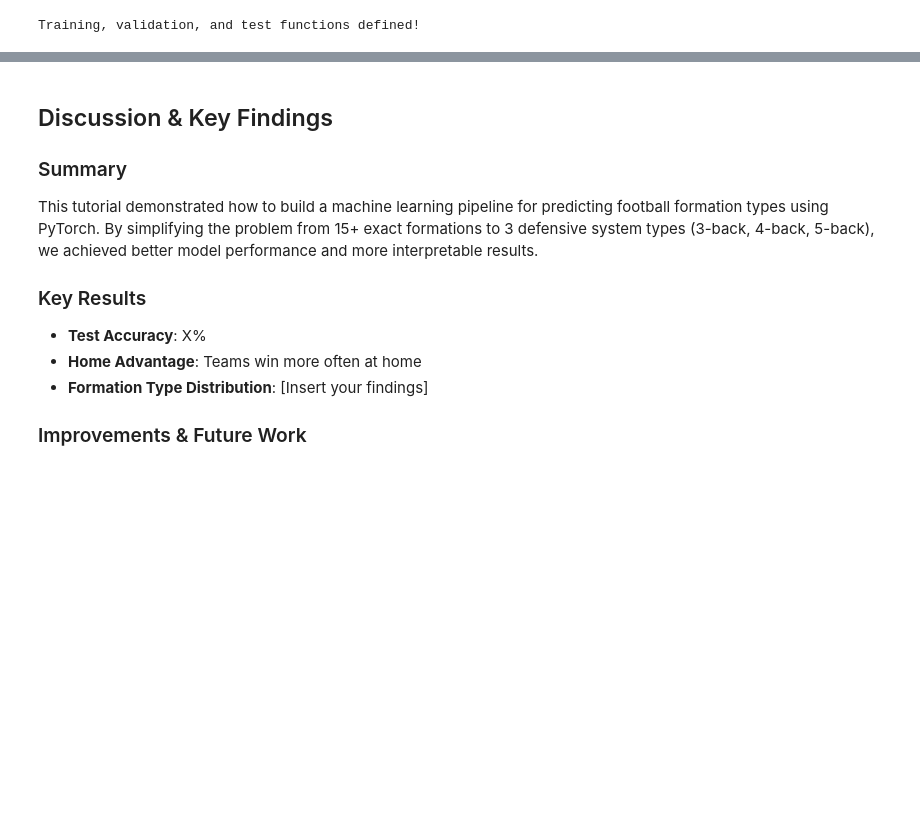
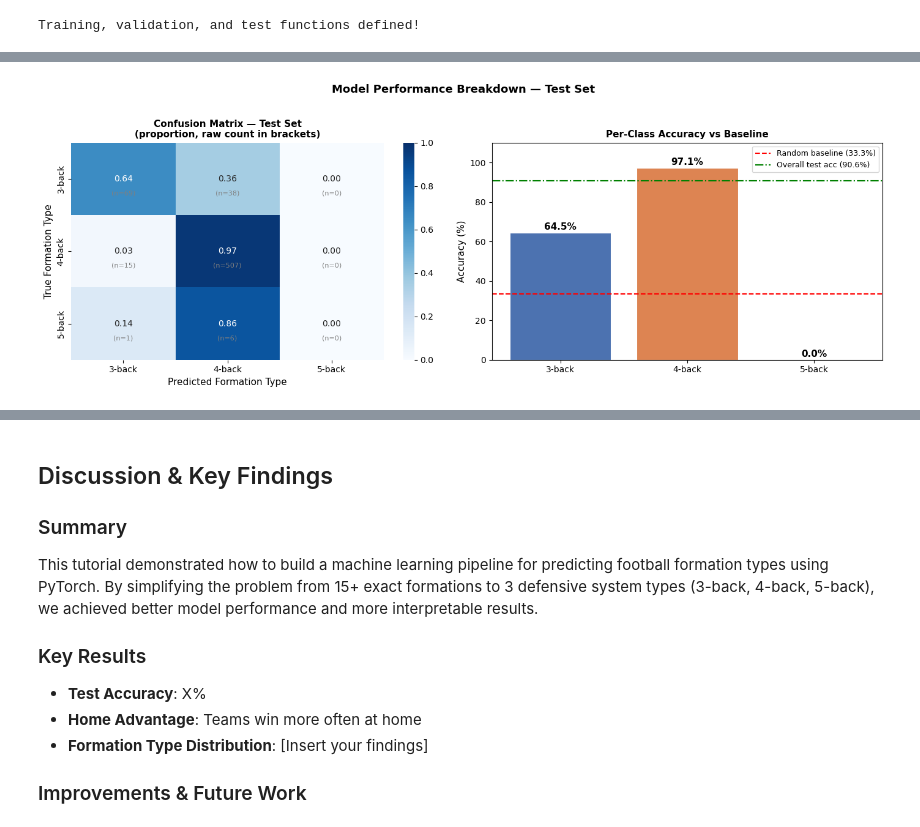
Before and after one commit to smithds546/Formation-predictor, a Jupyter notebook: Formation_predictor.ipynb, the cells around one changed output, grey strips where cells are left out. Cells and saved outputs as stored; diff of their text form; code cells hidden in the pictures; blank space fills up the shorter version.

```diff
--- a/Formation_predictor.ipynb
+++ b/Formation_predictor.ipynb
@@ -1011,0 +1048,17 @@ Firstly we are going to compare results from the three models on the same datase
+# %%
+# Load the best saved weights rather than the final epoch weights
+model.load_state_dict(torch.load(f'{model_name}_best.pt', weights_only=True))
+
+# Evaluate on held-out test set
+test_loss, test_acc, predictions, targets = test(model, test_loader, criterion, device)
+
+majority_class = np.bincount(y_test).argmax()
+test_baseline = (y_test == majority_class).mean() * 100
+
+print("=" * 70)
+print("TEST SET RESULTS")
+print("=" * 70)
+print(f"  Test Loss                : {test_loss:.4f}")
+print(f"  Test Accuracy            : {test_acc:.2f}%")
+print(f"  Majority class baseline  : {test_baseline:.2f}%")
+print(f"  Improvement over baseline: {test_acc - test_baseline:+.2f}%")
@@ -1102,0 +1229,66 @@ Best validation accuracy: 88.82% at epoch 17
+# %%
+# Confusion Matrix + Per-Class Accuracy
+class_names = [formation_type_names[i] for i in sorted(formation_type_names.keys())]
+cm = confusion_matrix(targets, predictions)
+per_class_acc = cm.diagonal() / cm.sum(axis=1)
+
+# Majority class baseline per class (proportion of that class in test set)
+majority_baseline = 100 / len(class_names)
+
+fig, axes = plt.subplots(1, 2, figsize=(14, 5))
+
+# --- Left: Confusion Matrix ---
+# Normalised version shows proportions rather than raw counts
+# making it easier to compare across classes of different sizes
+cm_normalised = cm.astype(float) / cm.sum(axis=1, keepdims=True)
+
+sns.heatmap(cm_normalised, annot=True, fmt='.2f', cmap='Blues',
+            xticklabels=class_names,
+            yticklabels=class_names,
+            vmin=0, vmax=1,
+            ax=axes[0])
+
+# Overlay raw counts in brackets below the percentage
+for i in range(len(class_names)):
+    for j in range(len(class_names)):
+        axes[0].text(j + 0.5, i + 0.7, f'(n={cm[i,j]})',
+                     ha='center', va='center',
+                     fontsize=8, color='gray')
+
+axes[0].set_ylabel('True Formation Type', fontsize=11)
+axes[0].set_xlabel('Predicted Formation Type', fontsize=11)
+axes[0].set_title('Confusion Matrix — Test Set\n(proportion, raw count in brackets)',
+                  fontsize=11, fontweight='bold')
+
+# --- Right: Per-Class Accuracy Bar Chart ---
+bars = axes[1].bar(class_names, per_class_acc * 100,
+                   color=['#4C72B0', '#DD8452', '#55A868'],
+                   edgecolor='white', linewidth=0.8)
+
+axes[1].axhline(y=majority_baseline, color='red', linestyle='--',
+                linewidth=1.5, label=f'Random baseline ({majority_baseline:.1f}%)')
+axes[1].axhline(y=test_acc, color='green', linestyle='-.',
+                linewidth=1.5, label=f'Overall test acc ({test_acc:.1f}%)')
+
+axes[1].set_ylabel('Accuracy (%)', fontsize=11)
+axes[1].set_ylim(0, 110)
+axes[1].set_title('Per-Class Accuracy vs Baseline', fontsize=11, fontweight='bold')
+axes[1].legend(fontsize=9)
+
+for bar, acc in zip(bars, per_class_acc):
+    axes[1].text(bar.get_x() + bar.get_width() / 2,
+                 bar.get_height() + 1.5,
+                 f'{acc*100:.1f}%', ha='center', fontsize=11, fontweight='bold')
+
+plt.suptitle('Model Performance Breakdown — Test Set',
+             fontsize=13, fontweight='bold', y=1.02)
+plt.tight_layout()
+plt.show()
+
+# Print the numbers too for the classification report below
+print("\nPer-class accuracy summary:")
+for name, acc in zip(class_names, per_class_acc):
+    status = "✓ above baseline" if acc * 100 > majority_baseline else "✗ below baseline"
+    print(f"  {name:<10} {acc*100:.1f}%  {status}")
+# %% [output]
+[figure, new version]
```
Also changed, not shown: parts of 29 cells of this notebook.
